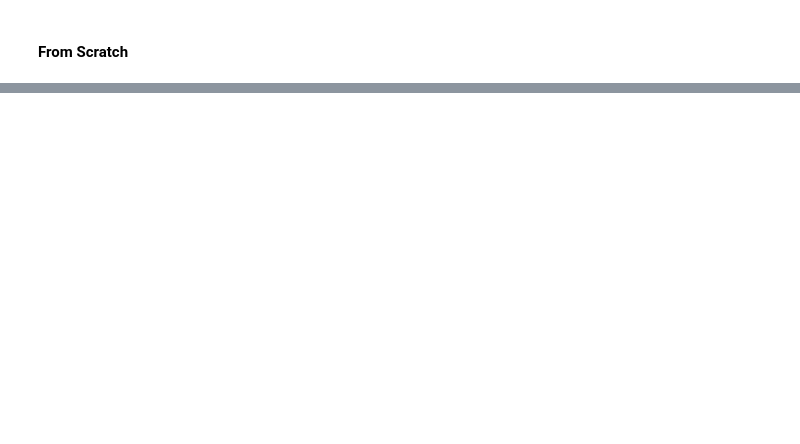
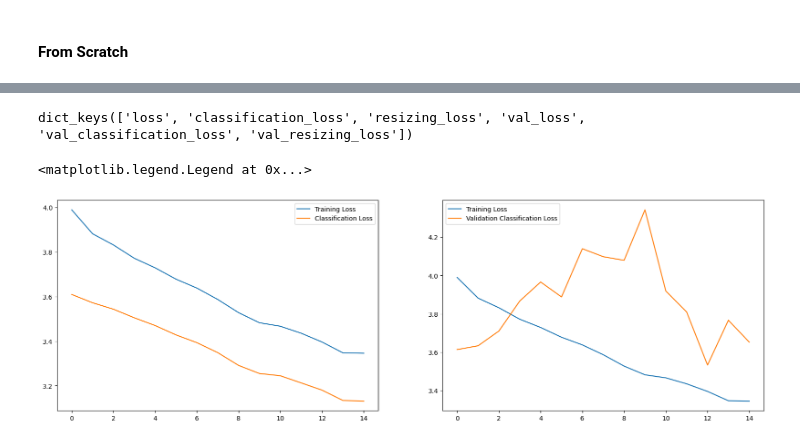
Before and after one commit to DonMMK/Machine-Learning-CAB420, a Jupyter notebook: assessment1b/CAB420_A1B_Q2_Template.ipynb, the cells around one changed output, grey strips where cells are left out. Cells and saved outputs as stored; diff of their text form; code cells hidden in the pictures; blank space fills up the shorter version.

```diff
--- a/assessment1b/CAB420_A1B_Q2_Template.ipynb
+++ b/assessment1b/CAB420_A1B_Q2_Template.ipynb
@@ -483,0 +655,42 @@ axs[1].imshow(unprocess_image(tf.squeeze(decoded[0])).numpy().astype(int))
+# %%
+history.history.keys()
+# %% [output]
+dict_keys(['loss', 'classification_loss', 'resizing_loss', 'val_loss', 'val_classification_loss', 'val_resizing_loss'])
+# %%
+# plot training and validation loss and accuracy
+fig = plt.figure(figsize=[20, 6])
+ax = fig.add_subplot(1, 2, 1)
+ax.plot(history.history['loss'], label="Training Loss")
+ax.plot(history.history['classification_loss'], label="Classification Loss")
+ax.legend()
+
+ax = fig.add_subplot(1, 2, 2)
+ax.plot(history.history['loss'], label="Training Loss")
+ax.plot(history.history['val_classification_loss'], label="Validation Classification Loss")
+ax.legend()
+
+# plot confusion matrices and F1 scores
+# fig = plt.figure(figsize=[20, 8])
+
+# ax = fig.add_subplot(1, 2, 1)
+# pred = model_test_2.predict(train_class_seg, verbose=False);
+# indexes = tf.argmax(pred, axis=1)
+# gt_idx = tf.argmax(test_class_seg, axis=1)
+
+# confusion_mtx = tf.math.confusion_matrix(gt_idx, indexes)
+# sns.heatmap(confusion_mtx, xticklabels=range(10), yticklabels=range(10),
+#         annot=True, fmt='g', ax=ax)
+# ax.set_title('Training, F1 Score: %f' % f1_score(gt_idx, indexes, average='weighted'))
+
+# ax = fig.add_subplot(1, 2, 2)
+# pred = model_test_2.predict(train_class_seg, verbose=False);
+# indexes = tf.argmax(pred, axis=1)
+# gt_idx = tf.argmax(test_class_seg, axis=1)
+
+# confusion_mtx = tf.math.confusion_matrix(gt_idx, indexes)
+# sns.heatmap(confusion_mtx, xticklabels=range(10), yticklabels=range(10),
+#         annot=True, fmt='g', ax=ax)
+# ax.set_title('Testing, F1 Score: %f' % f1_score(gt_idx, indexes, average='weighted'))
+# %% [output]
+<matplotlib.legend.Legend at 0x...>
+[figure, added]
```
Also changed, not shown: parts of 9 cells of this notebook.
